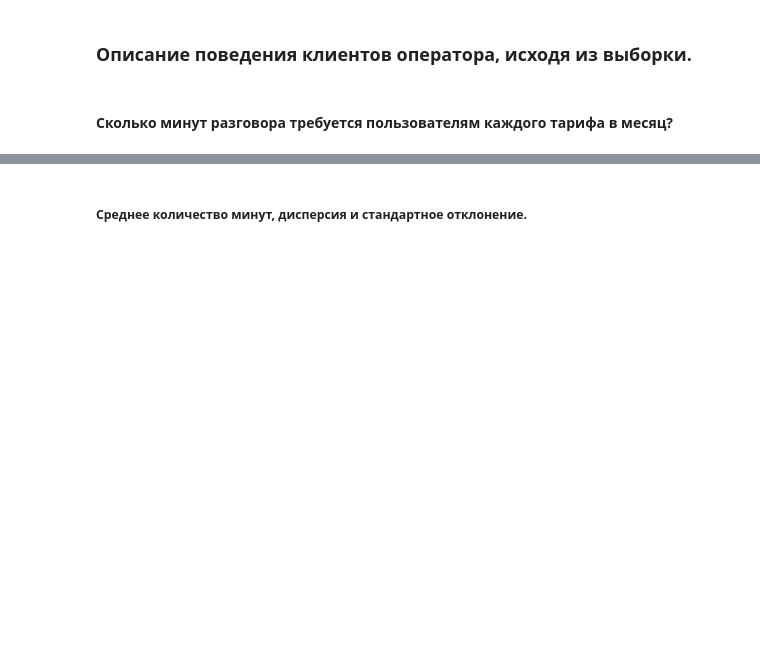
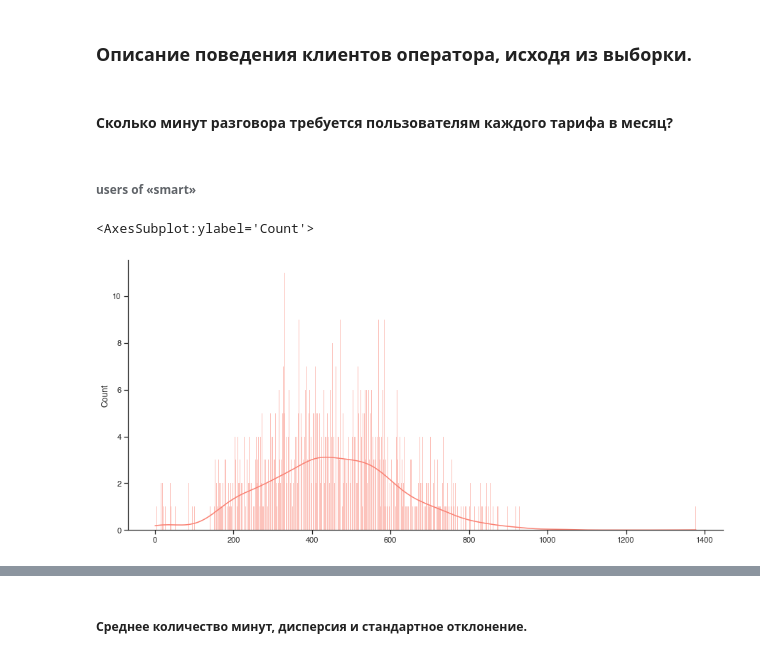
Before and after one commit to zabelin-ds/practicum, a Jupyter notebook: 04_project/megaline_00.ipynb, the cells around one changed output, grey strips where cells are left out. Cells and saved outputs as stored; diff of their text form; code cells hidden in the pictures; blank space fills up the shorter version.

```diff
--- a/04_project/megaline_00.ipynb
+++ b/04_project/megaline_00.ipynb
@@ -730,0 +728,2 @@ user_profit.loc[
+# %%
+use_gt_month = user_profit['month_usage'] > 0
@@ -830,0 +921,4 @@ Name: spend_monthly, dtype: object
+# %%
+users_of_smart = users_df['tariff'] == False
+# %%
+users_of_smart_gt_month = users_of_smart & use_gt_month
@@ -844,3 +993,25 @@ Name: spend_monthly, dtype: object
 ### Описание поведения клиентов оператора, исходя из выборки.
 # %% [markdown]
 #### Сколько минут разговора требуется пользователям каждого тарифа в месяц?
+# %% [markdown]
+###### users of «smart»
+# %%
+sm_min_arr = []
+
+user_profit.loc[users_of_smart_gt_month
+    , 'minutes_monthly'
+    ].apply(
+        lambda ma: sm_min_arr.extend(ma)
+    )
+
+# setting the dimensions of the plot
+_, sm = plt.subplots(figsize=(15, 7))
+sns.histplot(sm_min_arr,
+    bins=int(len(sm_min_arr)),
+    color='salmon',
+    kde=True,
+    ax=sm,
+ )
+# %% [output]
+<AxesSubplot:ylabel='Count'>
+[figure, added]
```
Also changed, not shown: parts of 86 cells of this notebook.
